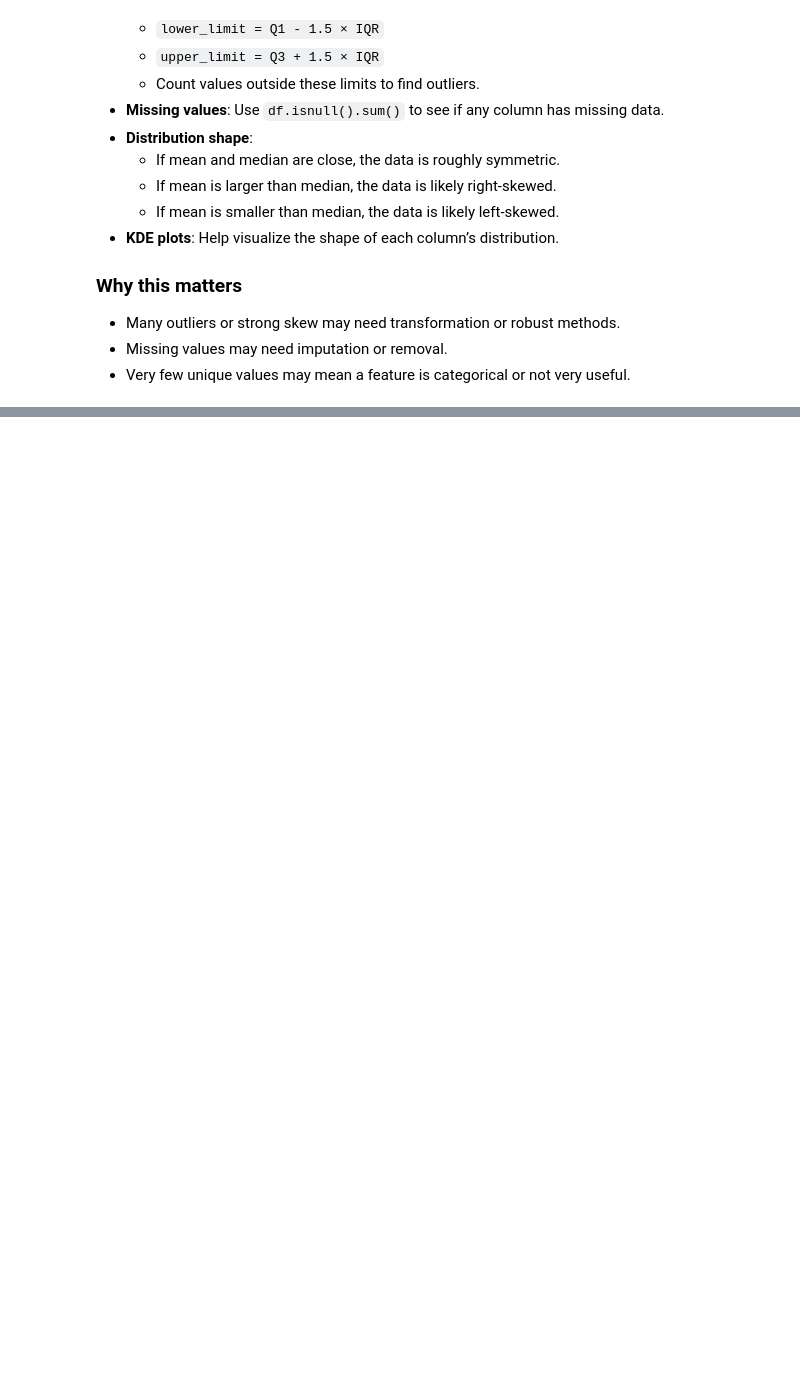
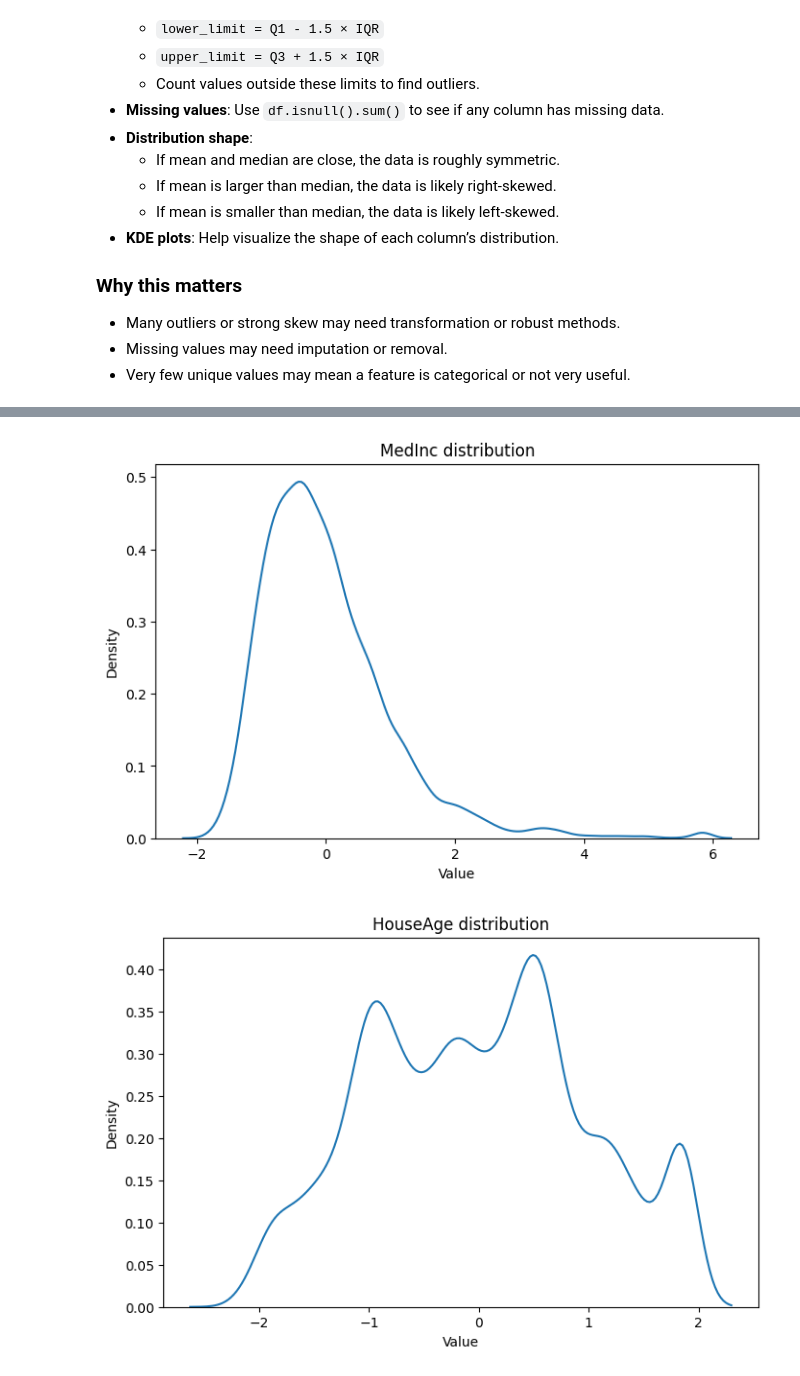
Before and after one commit to anbuchezhiyan2005/numpy-regression-from-scratch, a Jupyter notebook: data_cleaning.ipynb, the cells around one changed output, grey strips where cells are left out. Cells and saved outputs as stored; diff of their text form; code cells hidden in the pictures; blank space fills up the shorter version.

```diff
--- a/data_cleaning.ipynb
+++ b/data_cleaning.ipynb
@@ -216,22 +216,9 @@ def analyze_column(dataframe, column_name):
     print("-" * (20 + len(column_name)))
     print()
 
-columns_to_analyze = ['MedInc', 'HouseAge', 'AveRooms', 'AveBedrms', 'Population', 'AveOccup']
+columns_to_analyze = ['MedInc', 'HouseAge', 'AveRooms', 'AveBedrms', 'Population', 'AveOccup', 'MedHouseValue']
 for col in columns_to_analyze:
     analyze_column(train_df, col)
-
-columns = ['MedInc', 'HouseAge', 'AveRooms', 'AveBedrms', 'Population', 'AveOccup']
-
-fig, axes = plt.subplots(2, 3, figsize = (15, 8))
-fig.suptitle("Training Data Distribution")
-axes = axes.flatten()
-for ax, col in zip(axes, columns):
-    sns.kdeplot(data = train_df, x = col, ax = ax, fill = False)
-    ax.set_title(col)
-
-plt.tight_layout()
-fig.savefig("plots/training_data_distribution_non_normalized.png")
-plt.show()
 # %% [output]
 --- Analysis for: MedInc ---
 Training dataset:
@@ -253,0 +240,23 @@ Distribution shape: Likely right-skewed
+# %%
+def plot_distribution(dataframe, column, column_name):
+    plt.figure(figsize = (8, 5))
+    sns.kdeplot(data = dataframe[column], fill = False)
+    plt.title(f"{column_name} distribution")
+    plt.xlabel("Value")
+    plt.ylabel("Density")
+    plt.show()
+# %%
+from sklearn.preprocessing import StandardScaler
+scaler = StandardScaler()
+scaler.fit(X_train)
+X_train_scaled = pd.DataFrame(scaler.transform(X_train))
+X_test_scaled = pd.DataFrame(scaler.transform(X_test))
+# %%
+columns = ['MedInc', 'HouseAge', 'AveRooms', 'AveBedrms', 'Population', 'AveOccup']
+
+X_train_scaled.head()
+for col in range(len(columns)):
+    plot_distribution(X_train_scaled, col, columns[col])
+# %% [output]
+[figure, added]
+[figure, added]
```
Also changed, not shown: parts of 4 cells of this notebook.
